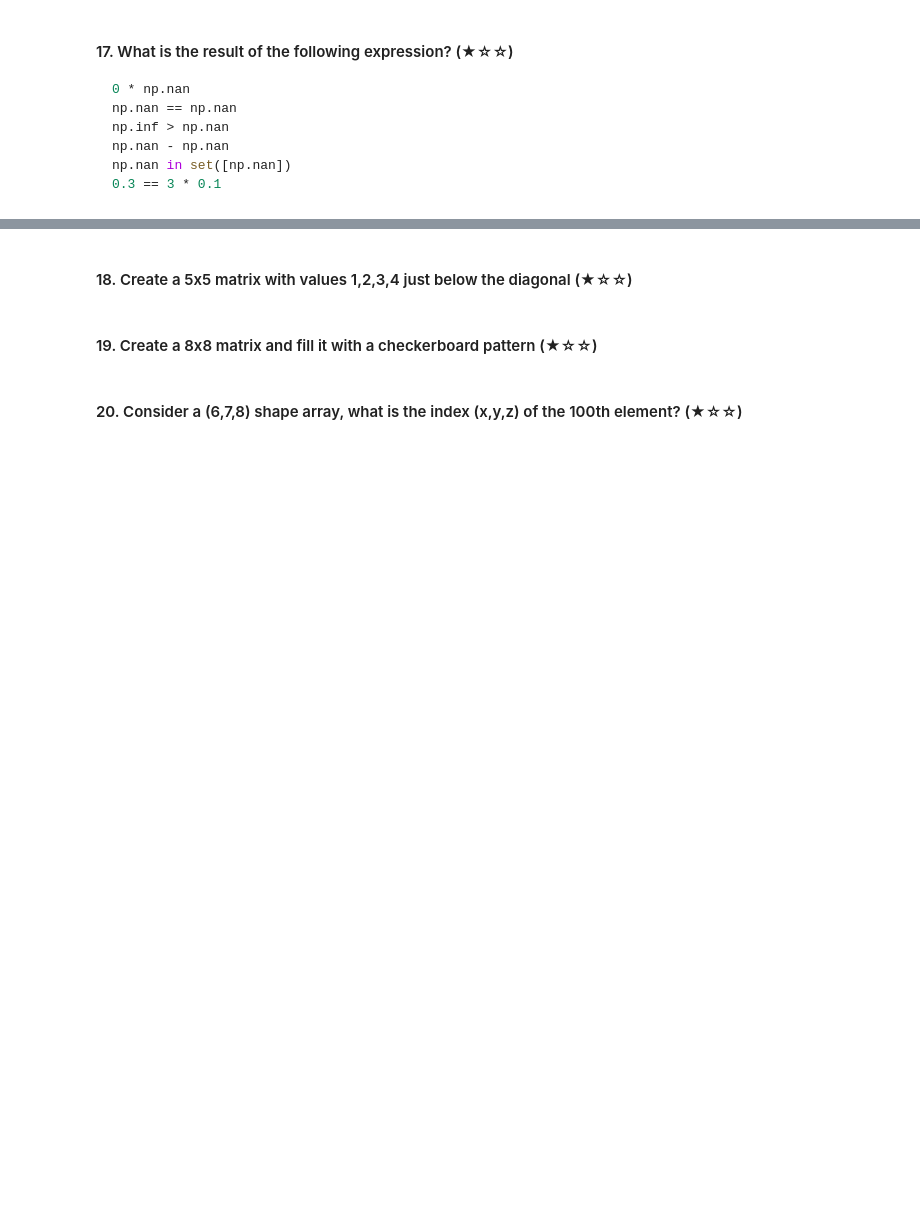
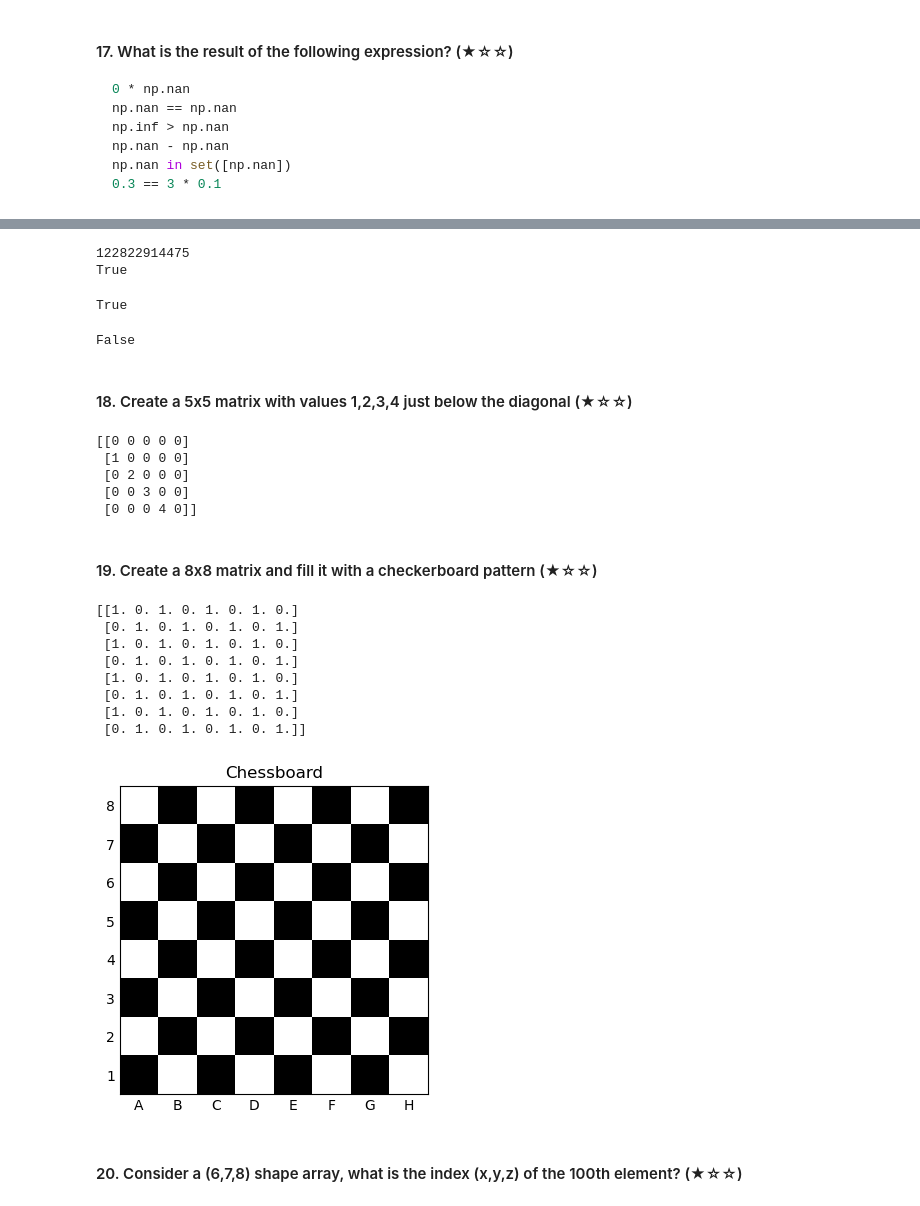
Before and after one commit to lzblack/numpy-100, a Jupyter notebook: 100_Numpy_exercises.ipynb, the cells around one changed output, grey strips where cells are left out. Saved outputs shown, nothing was run; the diff lists cells and outputs as text; code cells hidden in the pictures; blank space fills up the shorter version.

```diff
--- a/100_Numpy_exercises.ipynb
+++ b/100_Numpy_exercises.ipynb
@@ -60,6 +388,63 @@ np.nan in set([np.nan])
+# %%
+print(hash(np.nan))
+
+print(hash(np.nan) == hash(np.nan))
+
+np.nan in set(
+    [np.nan]
+)  # This will return True, as the hash of NaN is consistent across calls
+# %% [output]
+122822914475
+True
+True
+# %%
+0.3 == 3 * 0.1  # This will return False due to floating-point precision issues
+# %% [output]
+False
 # %% [markdown]
 #### 18. Create a 5x5 matrix with values 1,2,3,4 just below the diagonal (★☆☆)
+# %%
+a = np.diag(np.arange(1, 5), k=-1)
+print(a)
+# %% [output]
+[[0 0 0 0 0]
+ [1 0 0 0 0]
+ [0 2 0 0 0]
+ [0 0 3 0 0]
+ [0 0 0 4 0]]
 # %% [markdown]
 #### 19. Create a 8x8 matrix and fill it with a checkerboard pattern (★☆☆)
+# %%
+a = np.zeros((8, 8))
+a[::2, ::2] = 1
+a[1::2, 1::2] = 1
+print(a)
+
+import matplotlib.pyplot as plt
+
+plt.figure(figsize=(4, 4))
+plt.imshow(a, cmap="gray", interpolation="nearest")
+
+# Add chess notation (letters for columns, numbers for rows)
+letters = "ABCDEFGH"
+plt.xticks(range(8), letters)
+plt.yticks(range(8), range(8, 0, -1))  # Reverse order for rows to match chess notation
+
+# Remove the tick marks while keeping the labels
+plt.tick_params(axis="both", which="both", length=0)
+
+plt.title("Chessboard")
+plt.grid(False)  # Turn off the grid for cleaner appearance
+plt.show()
+# %% [output]
+[[1. 0. 1. 0. 1. 0. 1. 0.]
+ [0. 1. 0. 1. 0. 1. 0. 1.]
+ [1. 0. 1. 0. 1. 0. 1. 0.]
+ [0. 1. 0. 1. 0. 1. 0. 1.]
+ [1. 0. 1. 0. 1. 0. 1. 0.]
+ [0. 1. 0. 1. 0. 1. 0. 1.]
+ [1. 0. 1. 0. 1. 0. 1. 0.]
+ [0. 1. 0. 1. 0. 1. 0. 1.]]
+[figure, added]
 # %% [markdown]
 #### 20. Consider a (6,7,8) shape array, what is the index (x,y,z) of the 100th element? (★☆☆)
```
Also changed, not shown: parts of 32 cells of this notebook.
